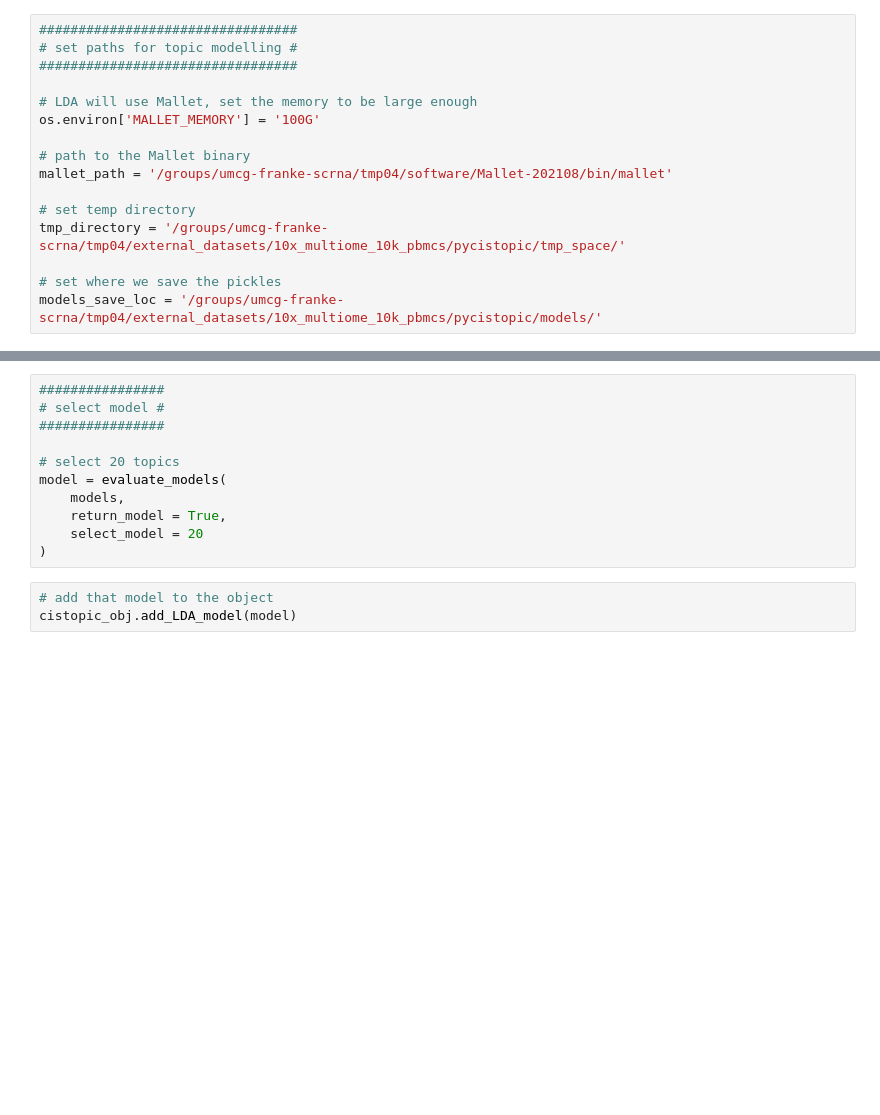
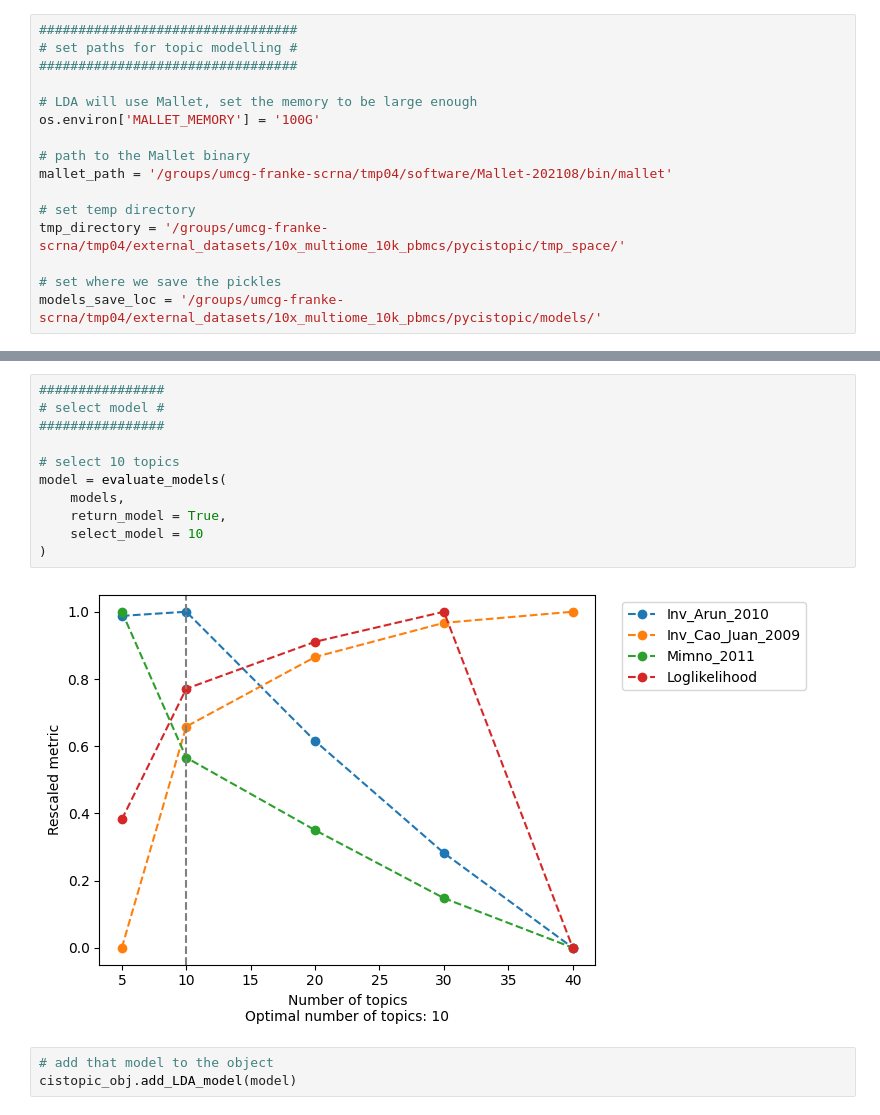
Before and after one commit to royoelen/process_10x_multiome_10k_pmbc, a Jupyter notebook: 10k_pycistopic_modelling.ipynb, the cells around one changed output, grey strips where cells are left out. Drawn from its saved outputs; the diff is of its cells as text; blank space fills up the shorter version.

Commit message:
- finalize topic modelling

```diff
--- a/10k_pycistopic_modelling.ipynb
+++ b/10k_pycistopic_modelling.ipynb
@@ -208,14 +220,16 @@ models = run_cgs_models_mallet(
 # %%
 ################
 # select model #
 ################
 
-# select 20 topics
+# select 10 topics
 model = evaluate_models(
     models,
     return_model = True,
-    select_model = 20
+    select_model = 10
 )
+# %% [output]
+[figure, added]
 # %%
 # add that model to the object
 cistopic_obj.add_LDA_model(model)
```
Also changed, not shown: parts of 11 cells of this notebook.
